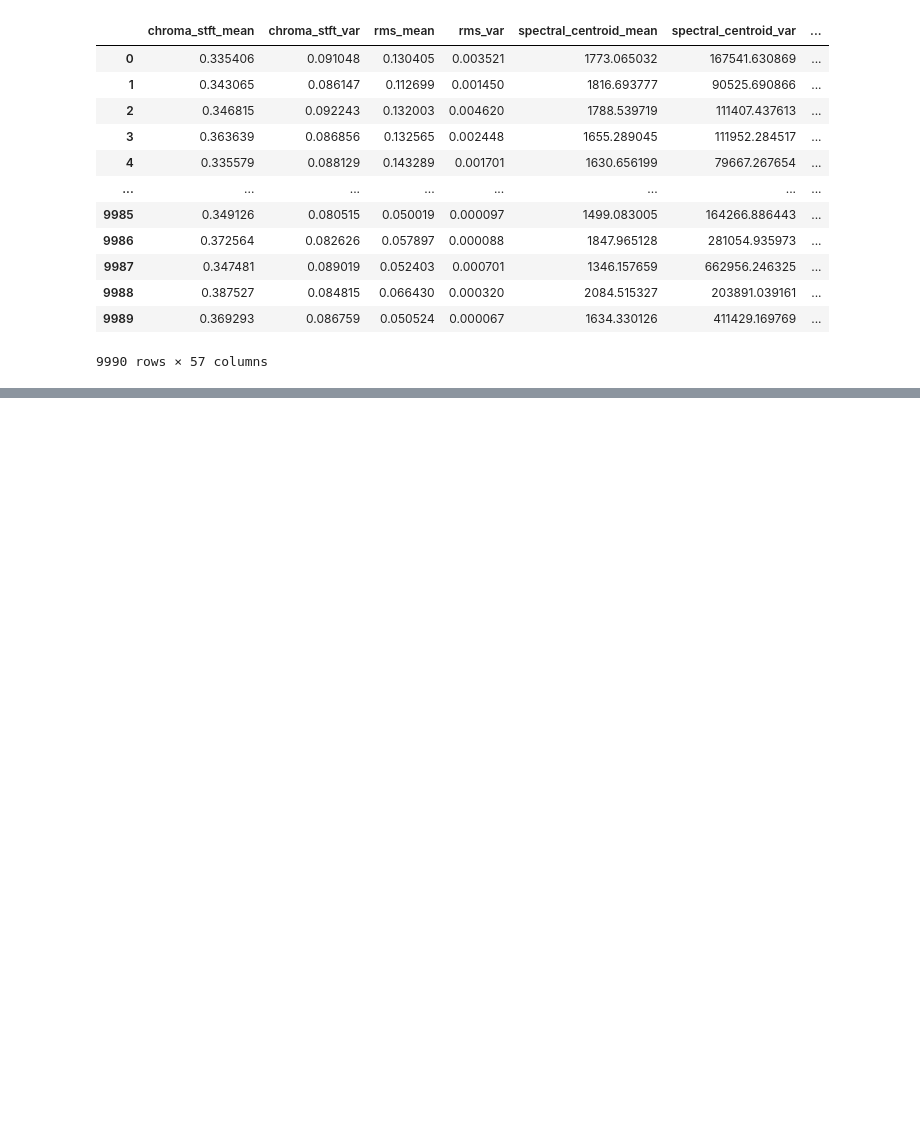
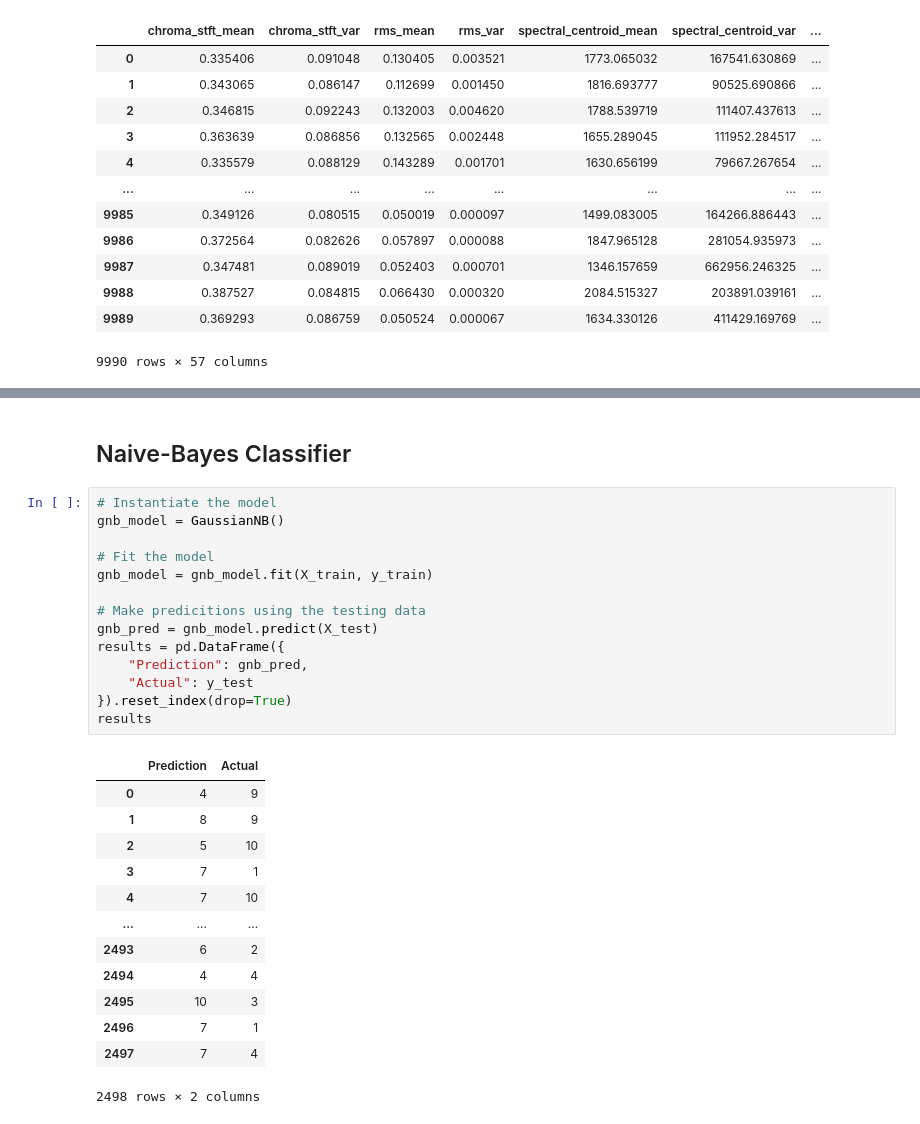
Before and after one commit to tlin41390/MusicClassification, a Jupyter notebook: ReadMongoData.ipynb, the cells around one changed output, grey strips where cells are left out. Saved outputs shown, nothing was run; the diff lists cells and outputs as text; blank space fills up the shorter version.

```diff
--- a/ReadMongoData.ipynb
+++ b/ReadMongoData.ipynb
@@ -149,0 +259,30 @@ acc_score
+# %% [markdown]
+## Naive-Bayes Classifier
+# %%
+# Instantiate the model
+gnb_model = GaussianNB()
+
+# Fit the model
+gnb_model = gnb_model.fit(X_train, y_train)
+
+# Make predicitions using the testing data
+gnb_pred = gnb_model.predict(X_test)
+results = pd.DataFrame({
+    "Prediction": gnb_pred,
+    "Actual": y_test
+}).reset_index(drop=True)
+results
+# %% [output]
+|  | Prediction | Actual |
+| 0 | 4 | 9 |
+| 1 | 8 | 9 |
+| 2 | 5 | 10 |
+| 3 | 7 | 1 |
+| 4 | 7 | 10 |
+| ... | ... | ... |
+| 2493 | 6 | 2 |
+| 2494 | 4 | 4 |
+| 2495 | 10 | 3 |
+| 2496 | 7 | 1 |
+| 2497 | 7 | 4 |
+2498 rows × 2 columns
```
Also changed, not shown: parts of 21 cells of this notebook, 1 other file.
